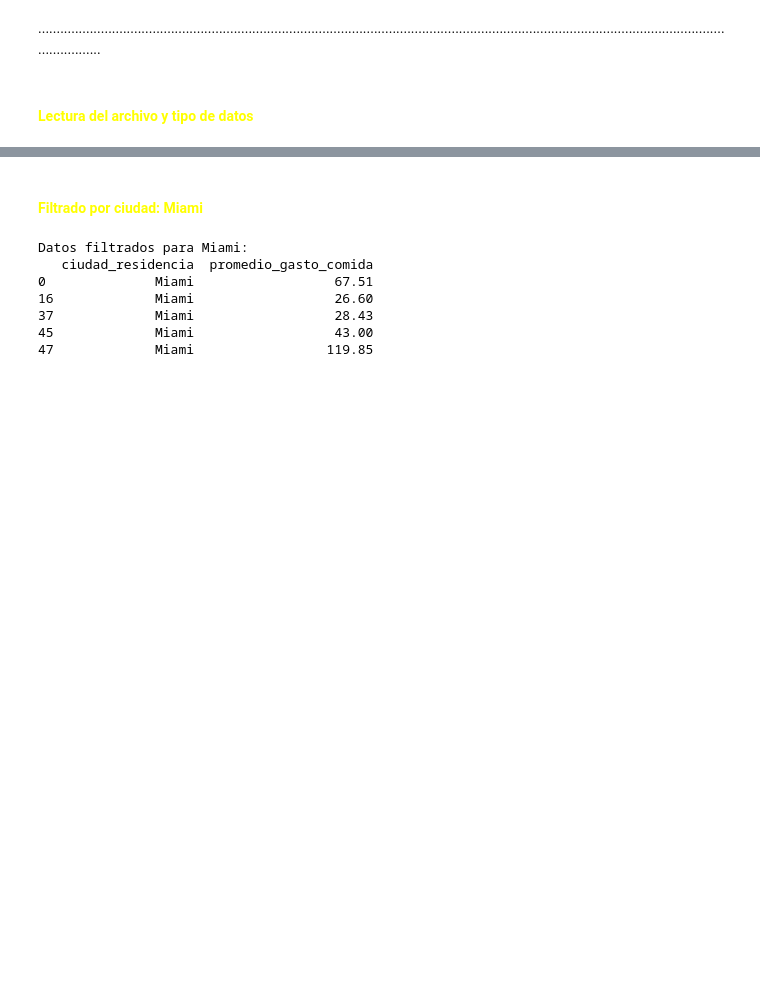
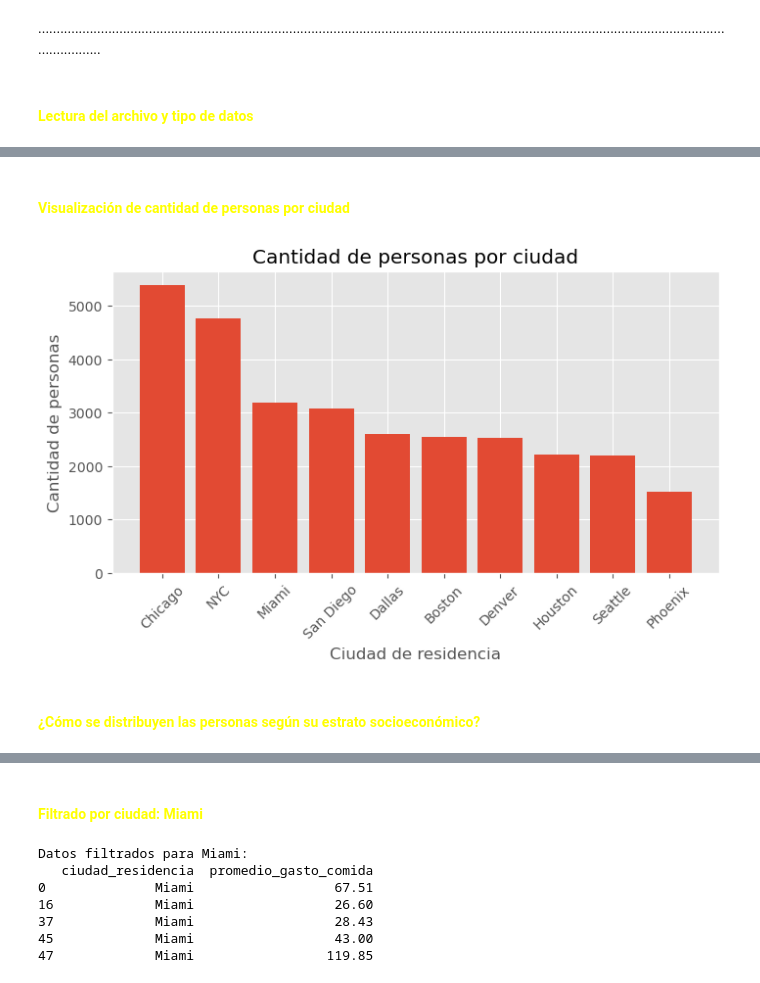
Before and after one commit to Cristian-Bale/proyecto_restaurante, a Jupyter notebook: Avance_EDA.ipynb, the cells around one changed output, grey strips where cells are left out. Cells and saved outputs as stored; diff of their text form; code cells hidden in the pictures; blank space fills up the shorter version.

```diff
--- a/Avance_EDA.ipynb
+++ b/Avance_EDA.ipynb
@@ -45,3 +52,26 @@ correo_electronico            object
 tipo_de_pago_mas_usado        object
 ingresos_mensuales             int64
 dtype: object
+# %% [markdown]
+#### <span style="color:yellow">Visualización de cantidad de personas por ciudad</span>
+# %%
+#Matploit gráfico de barras verticales
+cant_personas= df_restaurantes["ciudad_residencia"].value_counts()
+
+fix, ax = plt.subplots(figsize=(8,4))
+ax.bar( cant_personas.index, cant_personas.values)
+
+
+plt.style.use("ggplot")
+
+ax.set_title("Cantidad de personas por ciudad")
+ax.set_xlabel("Ciudad de residencia")
+ax.set_ylabel("Cantidad de personas")
+plt.xticks(rotation=45)
+
+
+plt.show()
+# %% [output]
+[figure, added]
+# %% [markdown]
+#### <span style="color:yellow">¿Cómo se distribuyen las personas según su estrato socioeconómico?</span>
```
Also changed, not shown: parts of 20 cells of this notebook, 2 other files.
